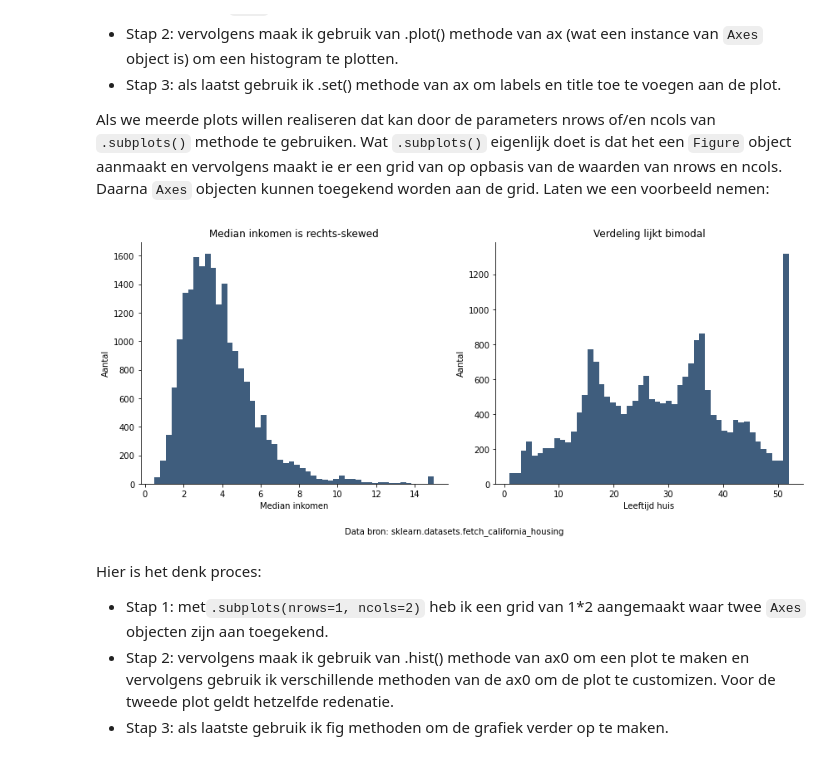
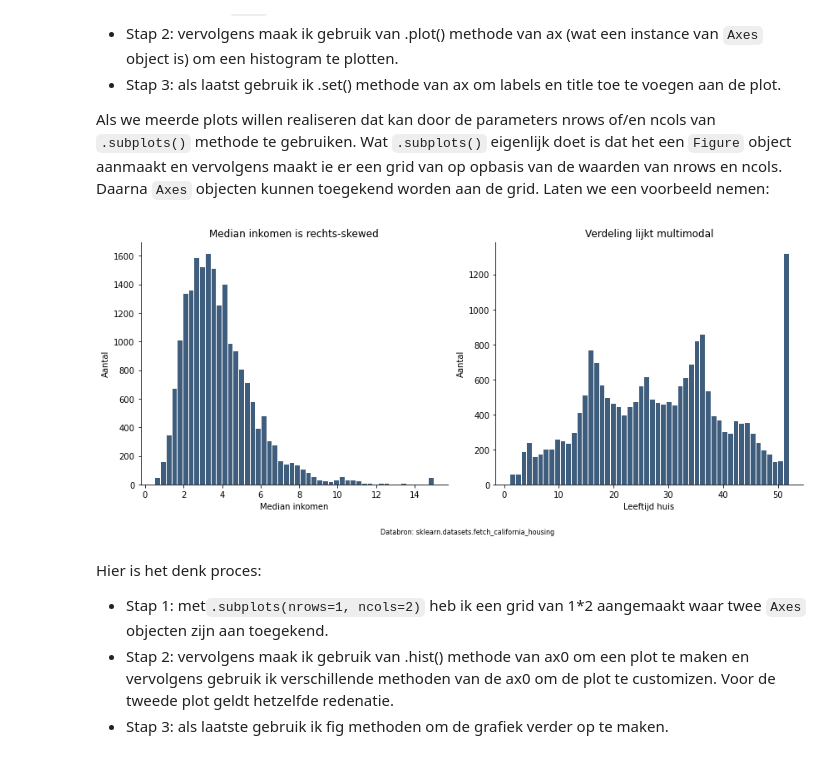
Before and after one commit to ChPmn/MatplotlibTutorial, a Jupyter notebook: tutorial_notebook.ipynb, the cells around one changed output. Saved outputs shown, nothing was run; the diff lists cells and outputs as text; code cells hidden in the pictures.

```diff
--- a/tutorial_notebook.ipynb
+++ b/tutorial_notebook.ipynb
@@ -74,41 +72,37 @@ Als we meerde plots willen realiseren dat kan door de parameters nrows of/en nco
 # %%
 # Definieer grafiek ruimte
 fig, (ax0, ax1) = plt.subplots(nrows=1, ncols=2, figsize=(12,5))
 
-# Plot 1
-ax0.hist(df["MedInc"], bins=50, color="#3F5D7D")
+########################################################## Plot 1  ##########################################################
+ax0.hist(df["MedInc"], bins=50, color="#3F5D7D", edgecolor="white")
 
 # As-labels en (sub)plot title
-ax0.set(xlabel='Median inkomen',
-       ylabel='Aantal',
-       title='Median inkomen is rechts-skewed')
+ax0.set(xlabel='Median inkomen', ylabel='Aantal', title='Median inkomen is rechts-skewed')
 
 # verwijder de spines
 ax0.spines["top"].set_visible(False)
 ax0.spines["right"].set_visible(False)
 
-# Plot 2
-ax1.hist(df["HouseAge"], bins=50, color="#3F5D7D")
+########################################################## Plot 2  ##########################################################
+ax1.hist(df["HouseAge"], bins=50, color="#3F5D7D", edgecolor="white")
 
 # As-labels en subplot title voor de tweede Axes object
-ax1.set(xlabel='Leeftijd huis',
-       ylabel='Aantal',
-       title='Verdeling lijkt bimodal')
+ax1.set(xlabel='Leeftijd huis', ylabel='Aantal', title='Verdeling lijkt multimodal')
 
 # verwijder de subplot spines
 ax1.spines["top"].set_visible(False)
 ax1.spines["right"].set_visible(False)
 
 # tight_layout() zorgt o.a. ervoor dat de plots binnen de figure blijven
 fig.tight_layout()
 
 # meld altijd je databron
-fig.text(0.35, -0.05, "Data bron: sklearn.datasets.fetch_california_housing", fontsize=10)
+fig.text(0.40, -0.05, "Databron: sklearn.datasets.fetch_california_housing", fontsize=8)
 
 # Plot de grafiek
 plt.show()
 # %% [output]
-[figure, old version]
+[figure, new version]
 # %% [markdown]
 Hier is het denk proces:
 
```
Also changed, not shown: parts of 13 cells of this notebook.
